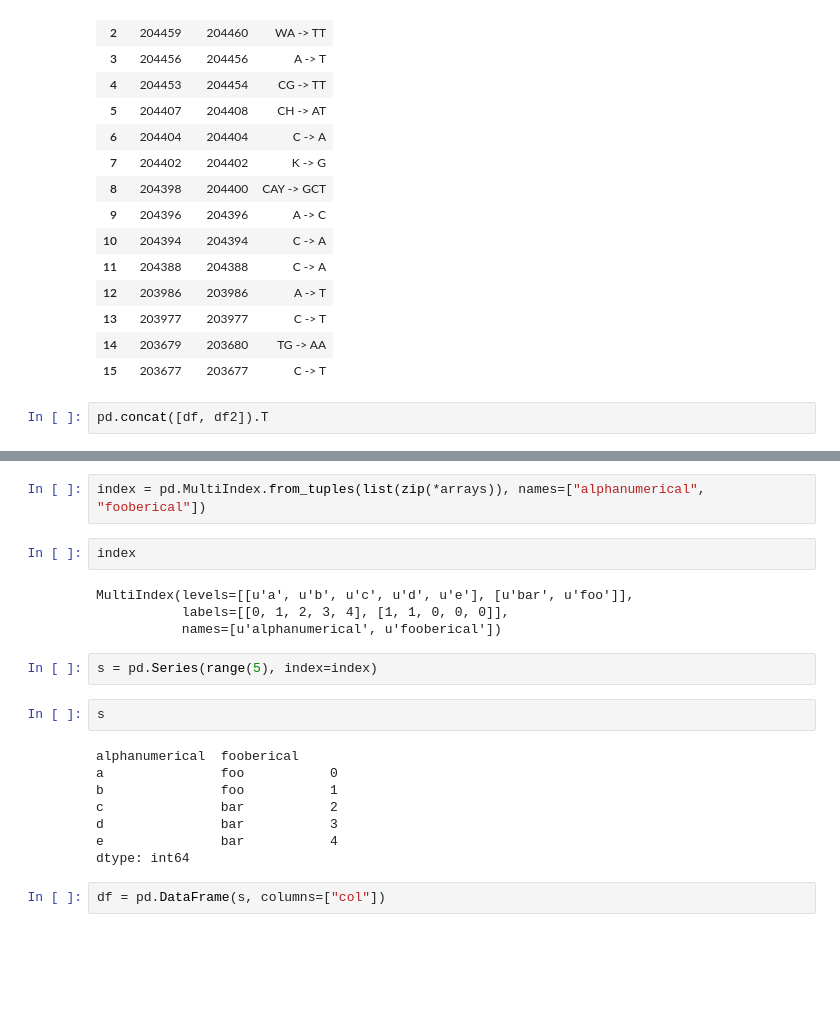
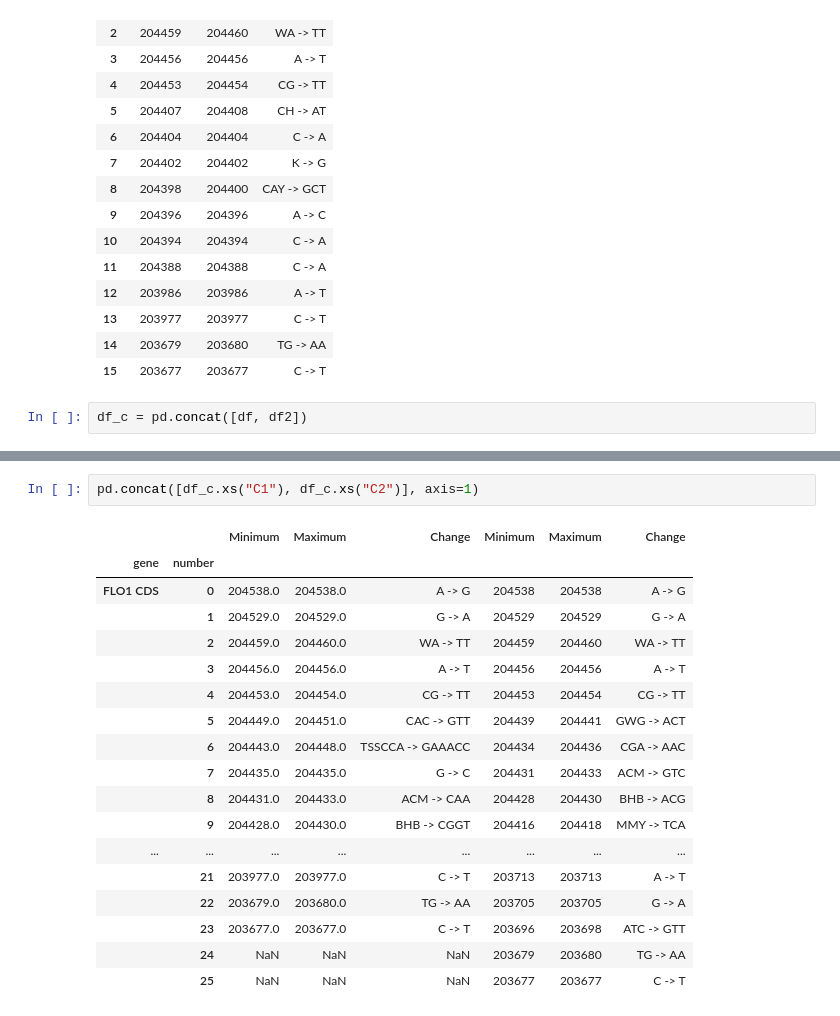
Before and after one commit to dizak/SNP_sheets_merge, a Jupyter notebook: SNPs-sheets_merge.ipynb, the cells around one changed output, grey strips where cells are left out. Saved outputs shown, nothing was run; the diff lists cells and outputs as text; blank space fills up the shorter version.

```diff
--- a/SNPs-sheets_merge.ipynb
+++ b/SNPs-sheets_merge.ipynb
@@ -287,4 +413,4 @@ pd.merge(left=df, right=df2)
 | 14 | 203679 | 203680 | TG -> AA |
 | 15 | 203677 | 203677 | C -> T |
 # %%
-pd.concat([df, df2]).T
+df_c = pd.concat([df, df2])
@@ -309,22 +417,21 @@ zip(*arrays)
-# %%
-index = pd.MultiIndex.from_tuples(list(zip(*arrays)), names=["alphanumerical", "fooberical"])
-# %%
-index
-# %% [output]
-MultiIndex(levels=[[u'a', u'b', u'c', u'd', u'e'], [u'bar', u'foo']],
-           labels=[[0, 1, 2, 3, 4], [1, 1, 0, 0, 0]],
-           names=[u'alphanumerical', u'fooberical'])
-# %%
-s = pd.Series(range(5), index=index)
-# %%
-s
-# %% [output]
-alphanumerical  fooberical
-a               foo           0
-b               foo           1
-c               bar           2
-d               bar           3
-e               bar           4
-dtype: int64
-# %%
-df = pd.DataFrame(s, columns=["col"])
+# %%
+pd.concat([df_c.xs("C1"), df_c.xs("C2")], axis=1)
+# %% [output]
+|  |  | Minimum | Maximum | Change | Minimum | Maximum | Change |
+| gene | number |  |  |  |  |  |  |
+| FLO1 CDS | 0 | 204538.0 | 204538.0 | A -> G | 204538 | 204538 | A -> G |
+|  | 1 | 204529.0 | 204529.0 | G -> A | 204529 | 204529 | G -> A |
+|  | 2 | 204459.0 | 204460.0 | WA -> TT | 204459 | 204460 | WA -> TT |
+|  | 3 | 204456.0 | 204456.0 | A -> T | 204456 | 204456 | A -> T |
+|  | 4 | 204453.0 | 204454.0 | CG -> TT | 204453 | 204454 | CG -> TT |
+|  | 5 | 204449.0 | 204451.0 | CAC -> GTT | 204439 | 204441 | GWG -> ACT |
+|  | 6 | 204443.0 | 204448.0 | TSSCCA -> GAAACC | 204434 | 204436 | CGA -> AAC |
+|  | 7 | 204435.0 | 204435.0 | G -> C | 204431 | 204433 | ACM -> GTC |
+|  | 8 | 204431.0 | 204433.0 | ACM -> CAA | 204428 | 204430 | BHB -> ACG |
+|  | 9 | 204428.0 | 204430.0 | BHB -> CGGT | 204416 | 204418 | MMY -> TCA |
+| ... | ... | ... | ... | ... | ... | ... | ... |
+|  | 21 | 203977.0 | 203977.0 | C -> T | 203713 | 203713 | A -> T |
+|  | 22 | 203679.0 | 203680.0 | TG -> AA | 203705 | 203705 | G -> A |
+|  | 23 | 203677.0 | 203677.0 | C -> T | 203696 | 203698 | ATC -> GTT |
+|  | 24 | NaN | NaN | NaN | 203679 | 203680 | TG -> AA |
+|  | 25 | NaN | NaN | NaN | 203677 | 203677 | C -> T |
```
Also changed, not shown: parts of 27 cells of this notebook.
